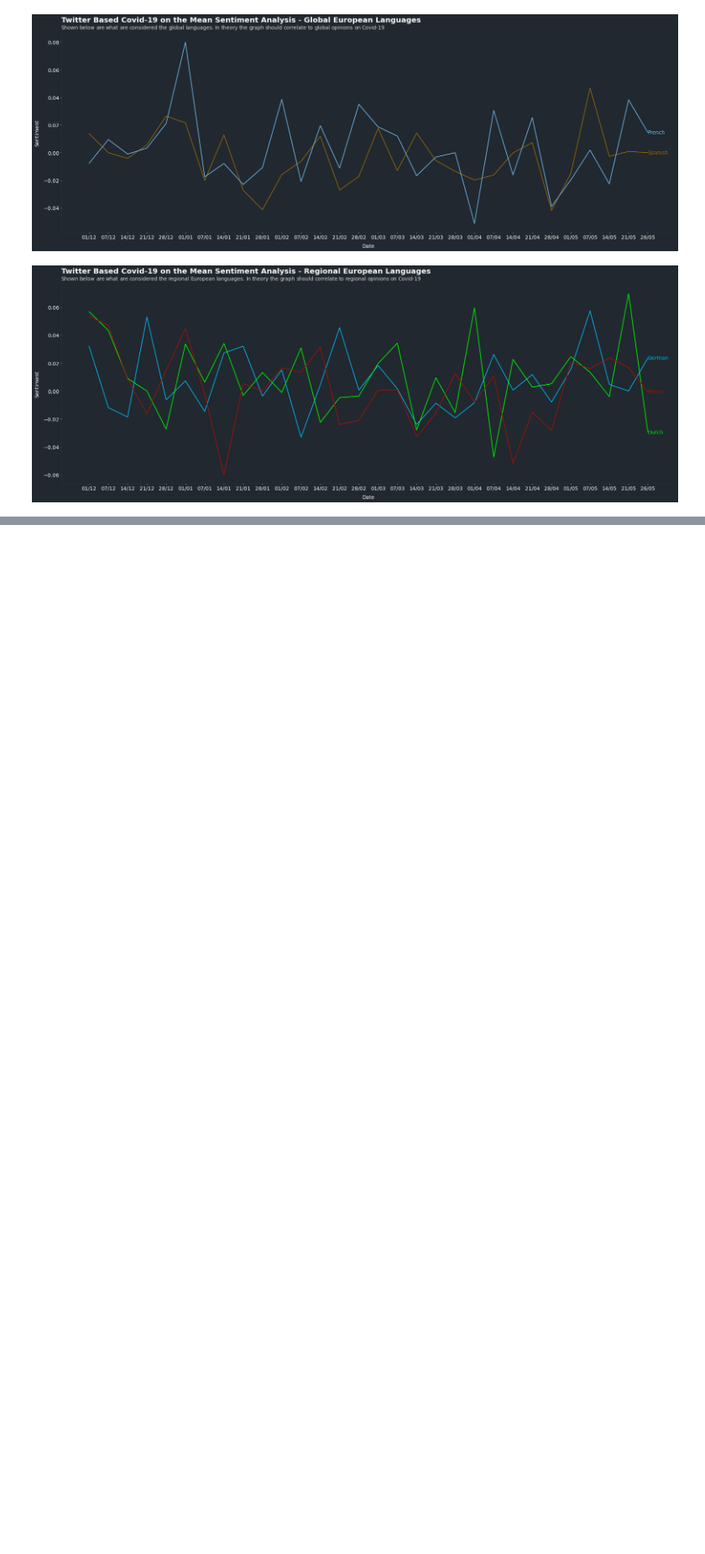
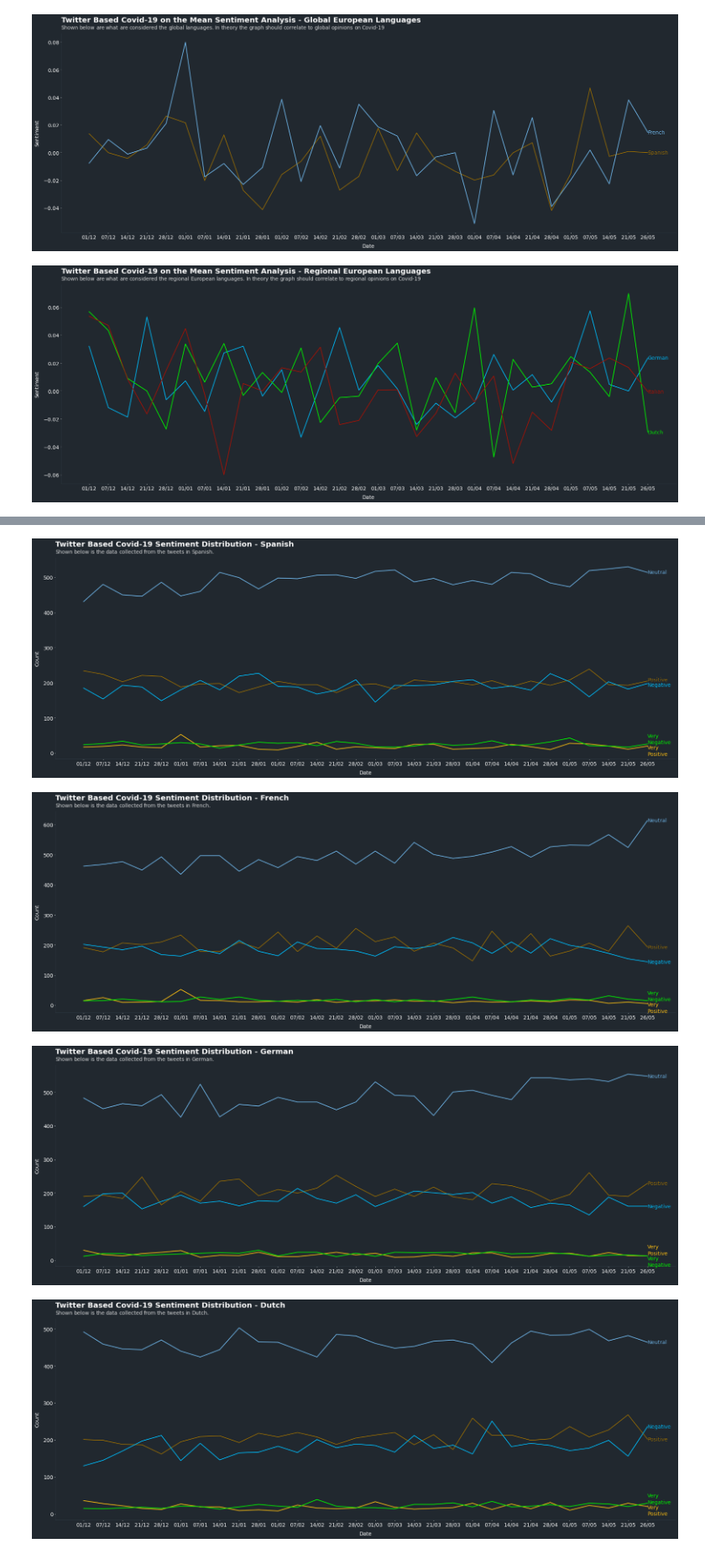
Before and after one commit to AidenWilliams/European-Covid-19-Vaccine-Sentiment-Analyses-On-Twitter-and-Article-Data, a Jupyter notebook: Visual Analyses.ipynb, the cells around one changed output, grey strips where cells are left out. Shown at 84% size. Cells and saved outputs as stored; diff of their text form; code cells hidden in the pictures; blank space fills up the shorter version.

```diff
--- a/Visual Analyses.ipynb
+++ b/Visual Analyses.ipynb
@@ -142,0 +236,36 @@ viz.show()
+# %%
+
+title = 'Twitter Based Covid-19 Sentiment Distribution - Spanish'
+caption = """Shown below is the data collected from the tweets in Spanish."""
+figname = 'SpanishDistribution'
+
+plotDistributionLines(counts[2], title, caption, figname)
+
+title = 'Twitter Based Covid-19 Sentiment Distribution - French'
+caption = """Shown below is the data collected from the tweets in French."""
+figname = 'FrenchDistribution'
+
+plotDistributionLines(counts[3], title, caption, figname)
+
+title = 'Twitter Based Covid-19 Sentiment Distribution - German'
+caption = """Shown below is the data collected from the tweets in German."""
+figname = 'GermanDistribution'
+
+plotDistributionLines(counts[4], title, caption, figname)
+
+title = 'Twitter Based Covid-19 Sentiment Distribution - Dutch'
+caption = """Shown below is the data collected from the tweets in Dutch."""
+figname = 'DutchDistribution'
+
+plotDistributionLines(counts[5], title, caption, figname)
+
+title = 'Twitter Based Covid-19 Sentiment Distribution - Italian'
+caption = """Shown below is the data collected from the tweets in Italian."""
+figname = 'ItalianDistribution'
+
+plotDistributionLines(counts[6], title, caption, figname)
+# %% [output]
+[figure, added]
+[figure, added]
+[figure, added]
+[figure, added]
```
Also changed, not shown: parts of 7 cells of this notebook, 9 other files.
